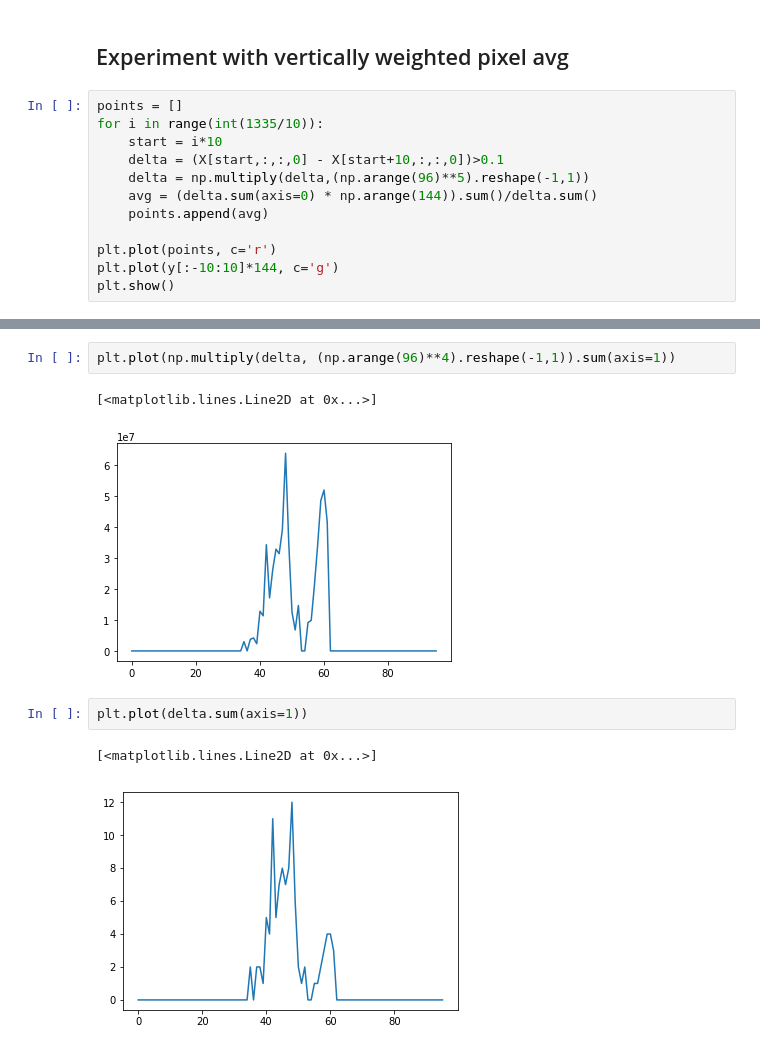
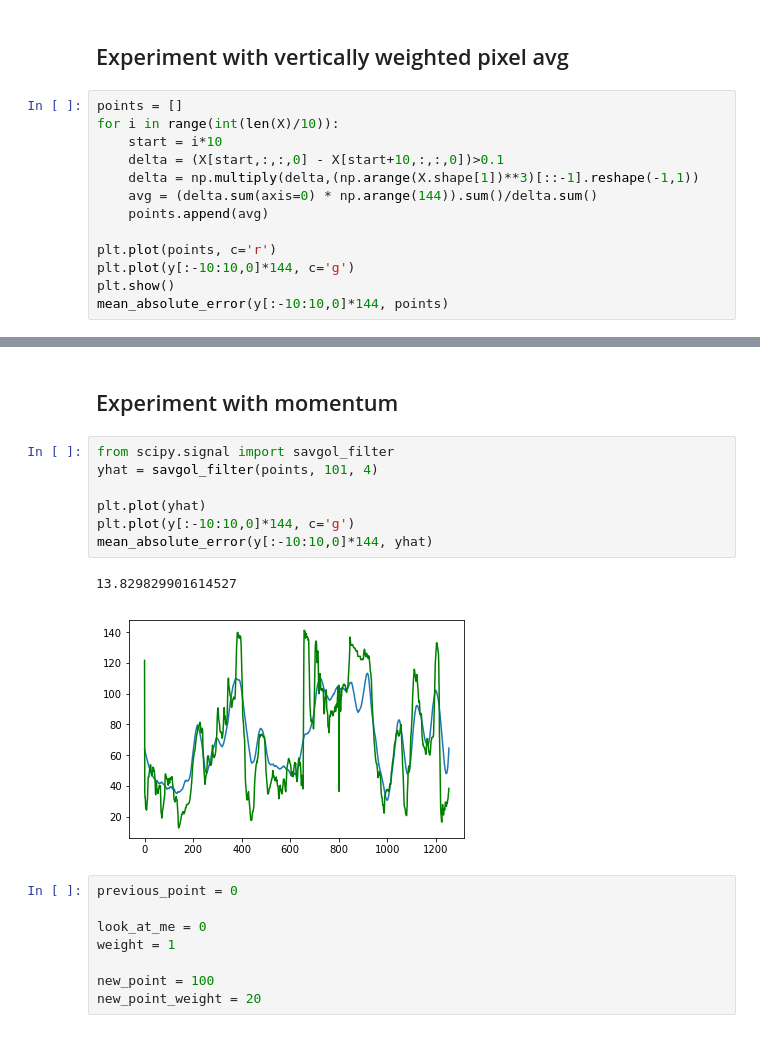
Before and after one commit to ZackAkil/robo-videographer-app, a Jupyter notebook: machine_learning/heuristic/1#.ipynb, the cells around one changed output, grey strips where cells are left out. Cells and saved outputs as stored; diff of their text form.

```diff
--- a/machine_learning/heuristic/1#.ipynb
+++ b/machine_learning/heuristic/1#.ipynb
@@ -47,14 +89,15 @@ mean_absolute_error(y[:-10:10]*144, points)
 ## Experiment with vertically weighted pixel avg
 # %%
 points = []
-for i in range(int(1335/10)):
+for i in range(int(len(X)/10)):
     start = i*10
     delta = (X[start,:,:,0] - X[start+10,:,:,0])>0.1
-    delta = np.multiply(delta,(np.arange(96)**5).reshape(-1,1))
+    delta = np.multiply(delta,(np.arange(X.shape[1])**3)[::-1].reshape(-1,1))
     avg = (delta.sum(axis=0) * np.arange(144)).sum()/delta.sum()
     points.append(avg)
 
 plt.plot(points, c='r')
-plt.plot(y[:-10:10]*144, c='g')
+plt.plot(y[:-10:10,0]*144, c='g')
 plt.show()
+mean_absolute_error(y[:-10:10,0]*144, points)
 # %% [output]
@@ -78,10 +106,20 @@ plt.plot(np.multiply(delta, np.arange(96).reshape(-1,1)).sum(axis=0))
-# %%
-plt.plot(np.multiply(delta, (np.arange(96)**4).reshape(-1,1)).sum(axis=1))
-# %% [output]
-[<matplotlib.lines.Line2D at 0x...>]
-[figure, removed]
-# %%
-plt.plot(delta.sum(axis=1))
-# %% [output]
-[<matplotlib.lines.Line2D at 0x...>]
-[figure, removed]
+# %% [markdown]
+## Experiment with momentum
+# %%
+from scipy.signal import savgol_filter
+yhat = savgol_filter(points, 101, 4)
+
+plt.plot(yhat)
+plt.plot(y[:-10:10,0]*144, c='g')
+mean_absolute_error(y[:-10:10,0]*144, yhat)
+# %% [output]
+13.829829901614527
+[figure, added]
+# %%
+previous_point = 0
+
+look_at_me = 0
+weight = 1
+
+new_point = 100
+new_point_weight = 20
```
Also changed, not shown: parts of 15 cells of this notebook, 1 other file.
